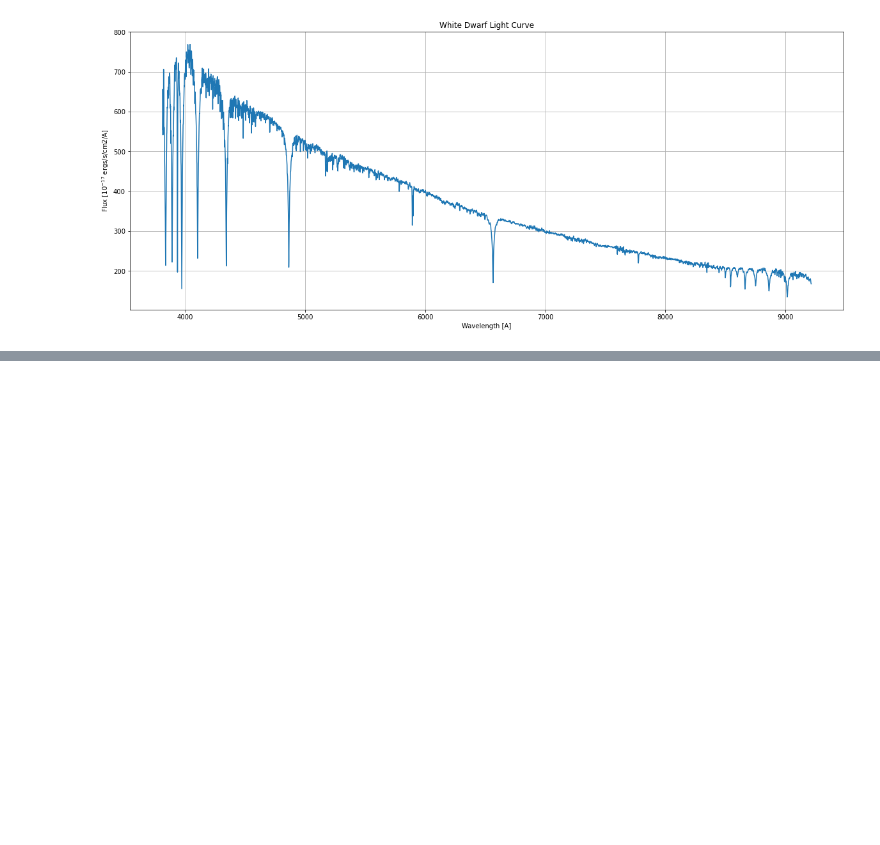
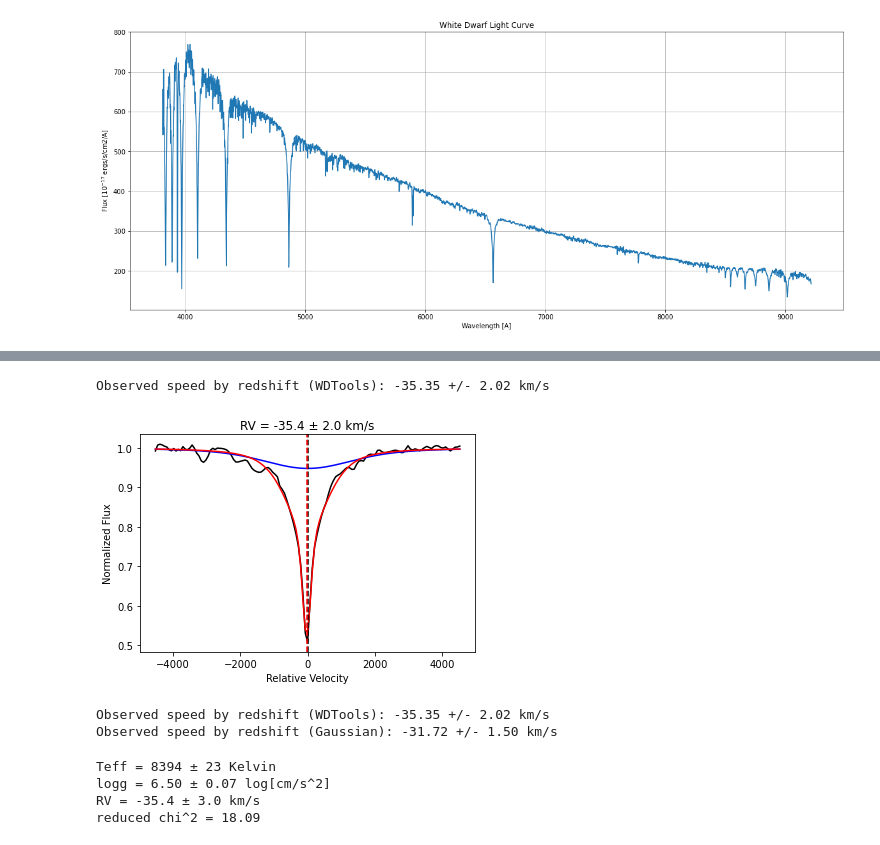
Before and after one commit to stefanarseneau/gravitational-redshift, a Jupyter notebook: wd_redshifts.ipynb, the cells around one changed output, grey strips where cells are left out. Drawn from its saved outputs; the diff is of its cells as text; code cells hidden in the pictures; blank space fills up the shorter version.

```diff
--- a/wd_redshifts.ipynb
+++ b/wd_redshifts.ipynb
@@ -151,0 +167,25 @@ Observed speed by redshift: 637.35 km/s
+# %%
+sp = wdtools.SpecTools()
+# %%
+rv, e_rv = sp.get_line_rv(wavelength, flux, ivar, centroid = h_alpha,
+                          distance = 100, edge = 15,
+                          nmodel = 2, plot = True)
+# %% [output]
+Observed speed by redshift (WDTools): -35.35 +/- 2.02 km/s
+[figure, added]
+# %%
+print('Observed speed by redshift (WDTools): %.2f +/- %.2f km/s' % (rv, e_rv))
+print('Observed speed by redshift (Gaussian): %.2f +/- %.2f km/s' % (v_app, dv_app))
+# %% [output]
+Observed speed by redshift (WDTools): -35.35 +/- 2.02 km/s
+Observed speed by redshift (Gaussian): -31.72 +/- 1.50 km/s
+# %%
+print('Teff = %i ± %i Kelvin' % (labels[0], e_labels[0]))
+print('logg = %.2f ± %.2f log[cm/s^2]' % (labels[1], e_labels[1]))
+print('RV = %.1f ± %.1f km/s' % (labels[2], e_labels[2]))
+print('reduced chi^2 = %.2f' % (redchi))
+# %% [output]
+Teff = 8394 ± 23 Kelvin
+logg = 6.50 ± 0.07 log[cm/s^2]
+RV = -35.4 ± 3.0 km/s
+reduced chi^2 = 18.09
```
Also changed, not shown: parts of 6 cells of this notebook, 4 other files.
